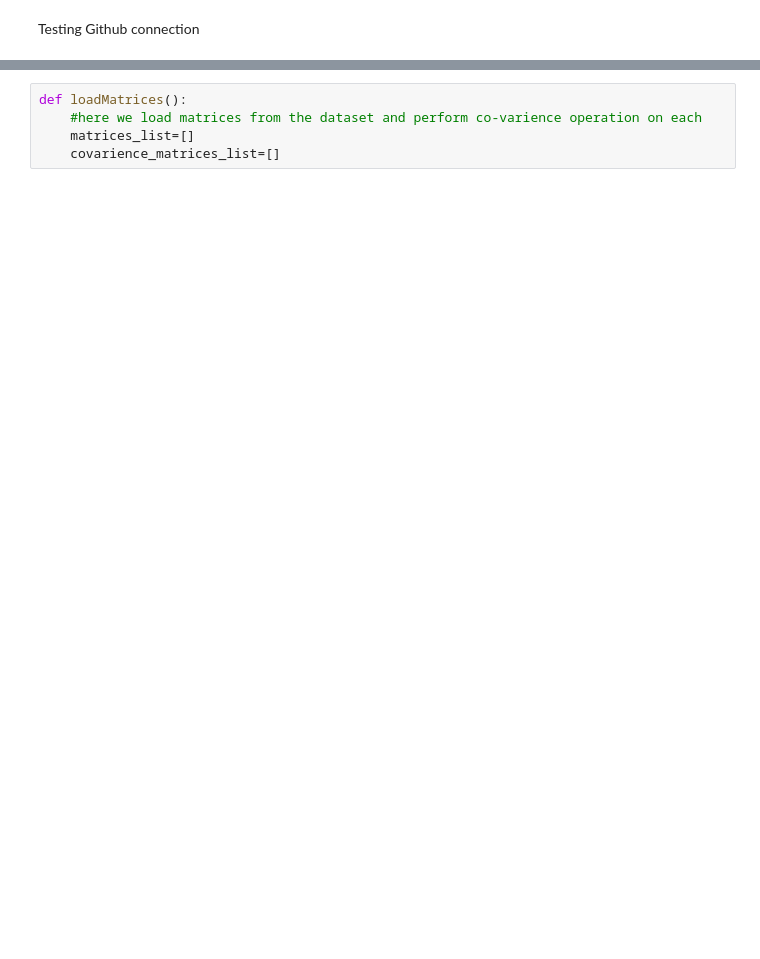
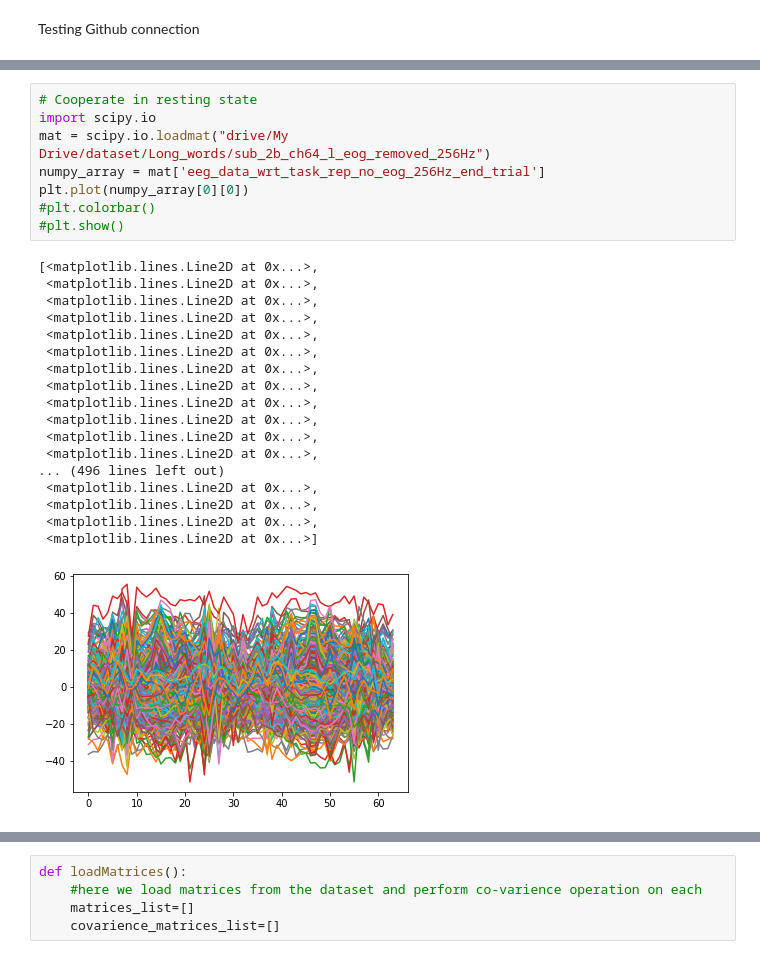
Before and after one commit to Syed-Osama-Hussain/Imagined-Speech-Prediction-from-EEG, a Jupyter notebook: main.ipynb, the cells around one changed output, grey strips where cells are left out. Saved outputs shown, nothing was run; the diff lists cells and outputs as text; blank space fills up the shorter version.

Commit message:
Plot graph for matrices of both variables

```diff
--- a/main.ipynb
+++ b/main.ipynb
@@ -15,0 +20,27 @@ drive.mount('/content/drive')
+# %%
+# Cooperate in resting state
+import scipy.io
+mat = scipy.io.loadmat("drive/My Drive/dataset/Long_words/sub_2b_ch64_l_eog_removed_256Hz")
+numpy_array = mat['eeg_data_wrt_task_rep_no_eog_256Hz_end_trial']
+plt.plot(numpy_array[0][0])
+#plt.colorbar()
+#plt.show()
+# %% [output]
+[<matplotlib.lines.Line2D at 0x...>,
+ <matplotlib.lines.Line2D at 0x...>,
+ <matplotlib.lines.Line2D at 0x...>,
+ <matplotlib.lines.Line2D at 0x...>,
+ <matplotlib.lines.Line2D at 0x...>,
+ <matplotlib.lines.Line2D at 0x...>,
+ <matplotlib.lines.Line2D at 0x...>,
+ <matplotlib.lines.Line2D at 0x...>,
+ <matplotlib.lines.Line2D at 0x...>,
+ <matplotlib.lines.Line2D at 0x...>,
+ <matplotlib.lines.Line2D at 0x...>,
+ <matplotlib.lines.Line2D at 0x...>,
+... (496 lines left out)
+ <matplotlib.lines.Line2D at 0x...>,
+ <matplotlib.lines.Line2D at 0x...>,
+ <matplotlib.lines.Line2D at 0x...>,
+ <matplotlib.lines.Line2D at 0x...>]
+[figure, added]
```
Also changed, not shown: parts of 7 cells of this notebook.
